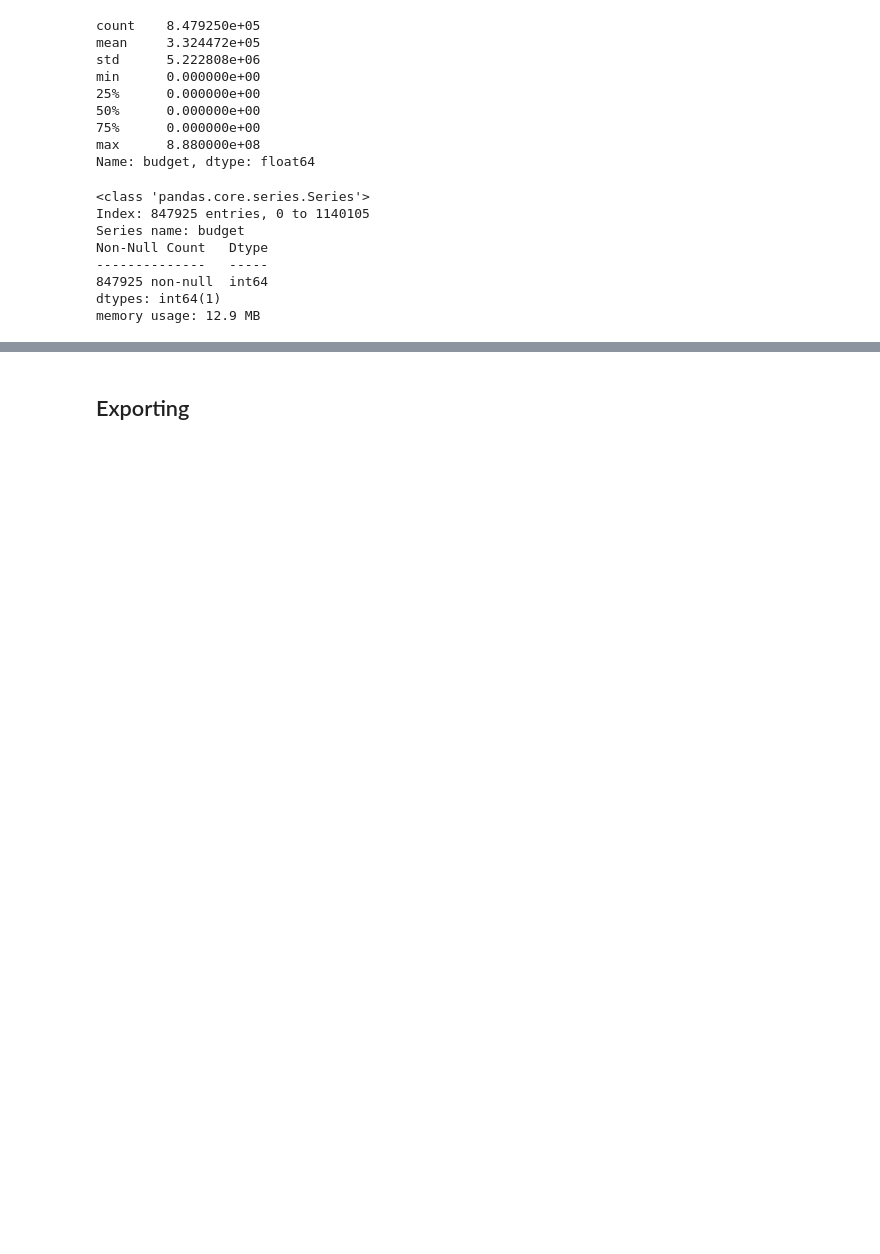
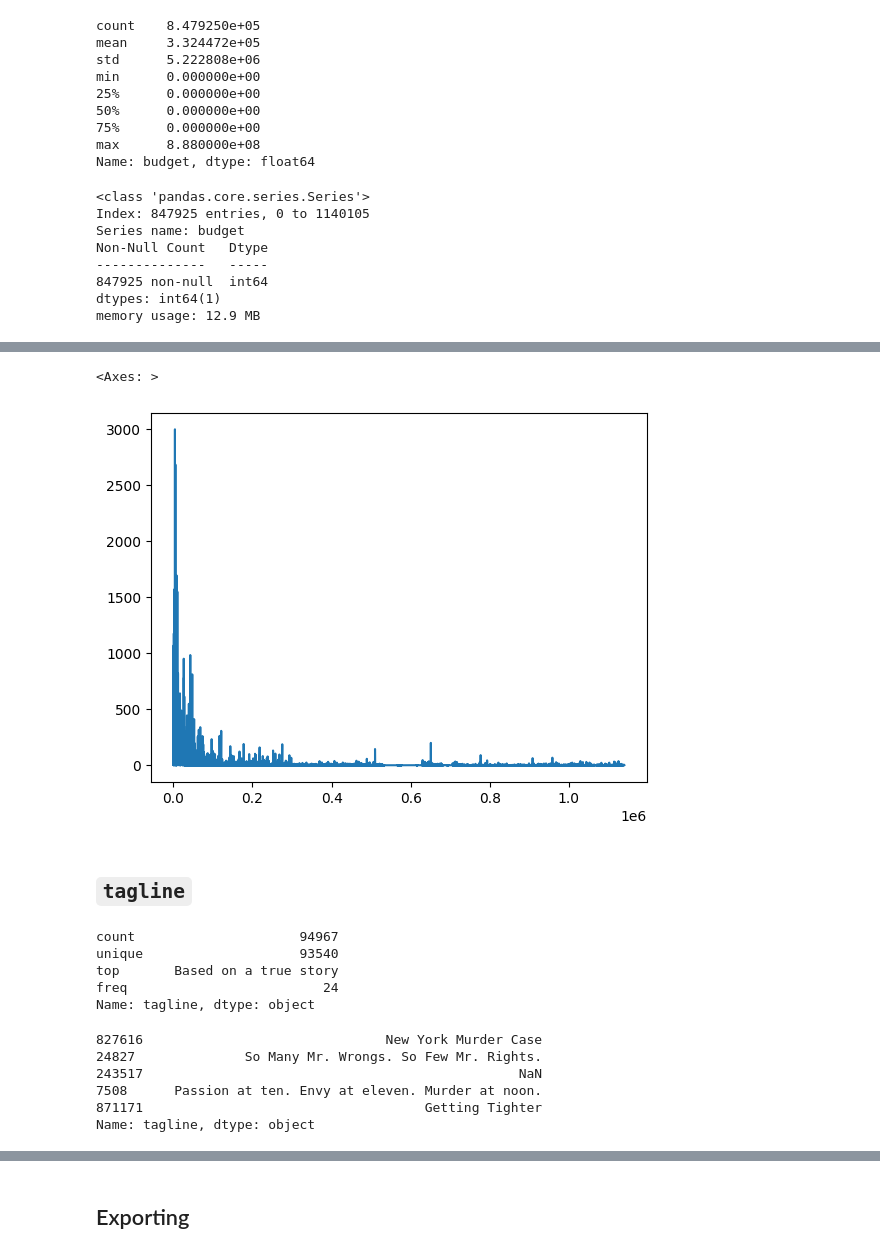
Before and after one commit to KiwiFlavorBepis/FilmFinder, a Jupyter notebook: Data/Data Cleaning/Data_Cleaning.ipynb, the cells around one changed output, grey strips where cells are left out. Cells and saved outputs as stored; diff of their text form; code cells hidden in the pictures; blank space fills up the shorter version.

```diff
--- a/Data/Data Cleaning/Data_Cleaning.ipynb
+++ b/Data/Data Cleaning/Data_Cleaning.ipynb
@@ -404,0 +572,24 @@ memory usage: 12.9 MB
+# %%
+data.popularity.plot()
+# %% [output]
+<Axes: >
+[figure, added]
+# %% [markdown]
+## `tagline`
+# %%
+data.tagline.describe()
+# %% [output]
+count                     94967
+unique                    93540
+top       Based on a true story
+freq                         24
+Name: tagline, dtype: object
+# %%
+data.tagline.sample(5)
+# %% [output]
+827616                               New York Murder Case
+24827              So Many Mr. Wrongs. So Few Mr. Rights.
+243517                                                NaN
+7508      Passion at ten. Envy at eleven. Murder at noon.
+871171                                    Getting Tighter
+Name: tagline, dtype: object
```
Also changed, not shown: parts of 71 cells of this notebook.
